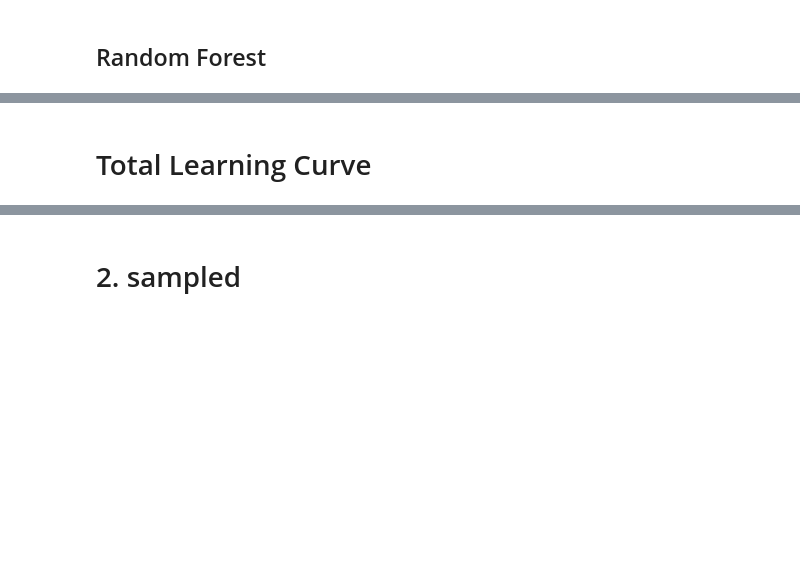
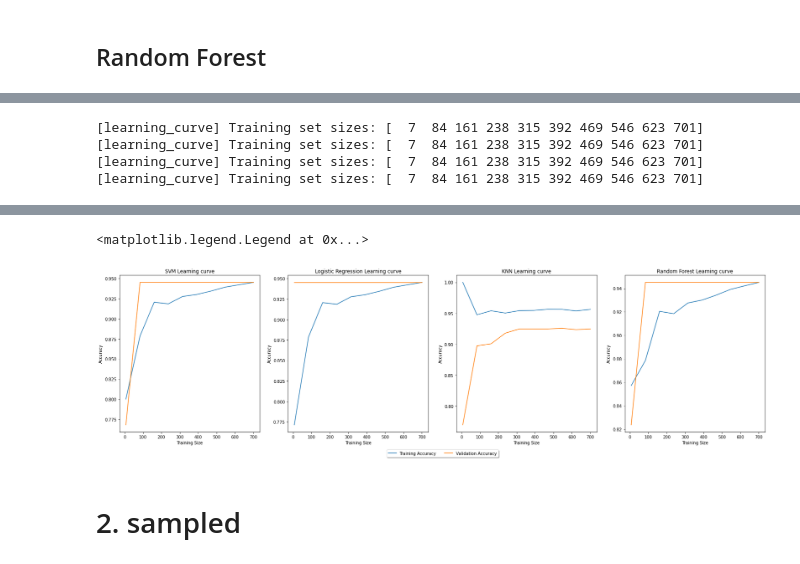
Before and after one commit to tomstark99/COMS30050, a Jupyter notebook: coursework/binary_classification/search_dep_thoughts.ipynb, the cells around one changed output, grey strips where cells are left out. Saved outputs shown, nothing was run; the diff lists cells and outputs as text; code cells hidden in the pictures; blank space fills up the shorter version.

```diff
--- a/coursework/binary_classification/search_dep_thoughts.ipynb
+++ b/coursework/binary_classification/search_dep_thoughts.ipynb
@@ -504,6 +534,6 @@ plt.show()
-# %% [markdown]
-# Total Learning Curve
 # %%
+fig, (ax1, ax2, ax3, ax4) = plt.subplots(1, 4, figsize=(28, 7))
+
 # SVM
 plot_model = svm.SVC(kernel='linear', C=0.001, gamma=0.0001)
 
@@ -601,3 +631,8 @@ ax4.set_xlabel('Training Size')
 ax4.set_ylabel('Accuracy')
 ax4.legend(loc='upper center', bbox_to_anchor=(-1.3, -0.1),
           fancybox=True, shadow=True, ncol=2)
+# %% [output]
+[learning_curve] Training set sizes: [  7  84 161 238 315 392 469 546 623 701]
+[learning_curve] Training set sizes: [  7  84 161 238 315 392 469 546 623 701]
+[learning_curve] Training set sizes: [  7  84 161 238 315 392 469 546 623 701]
+[learning_curve] Training set sizes: [  7  84 161 238 315 392 469 546 623 701]
@@ -604,3 +651,5 @@ ax4.legend(loc='upper center', bbox_to_anchor=(-1.3, -0.1),
+<matplotlib.legend.Legend at 0x...>
+[figure, added]
 # %% [markdown]
 # 2. sampled
 # %%
```
Also changed, not shown: parts of 29 cells of this notebook, 14 other files.
